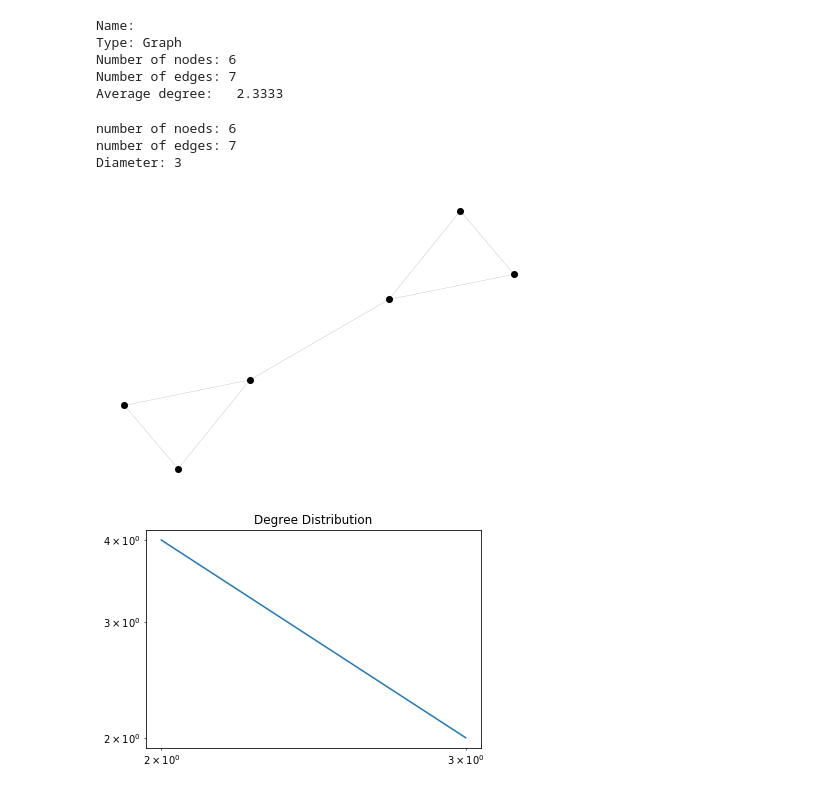
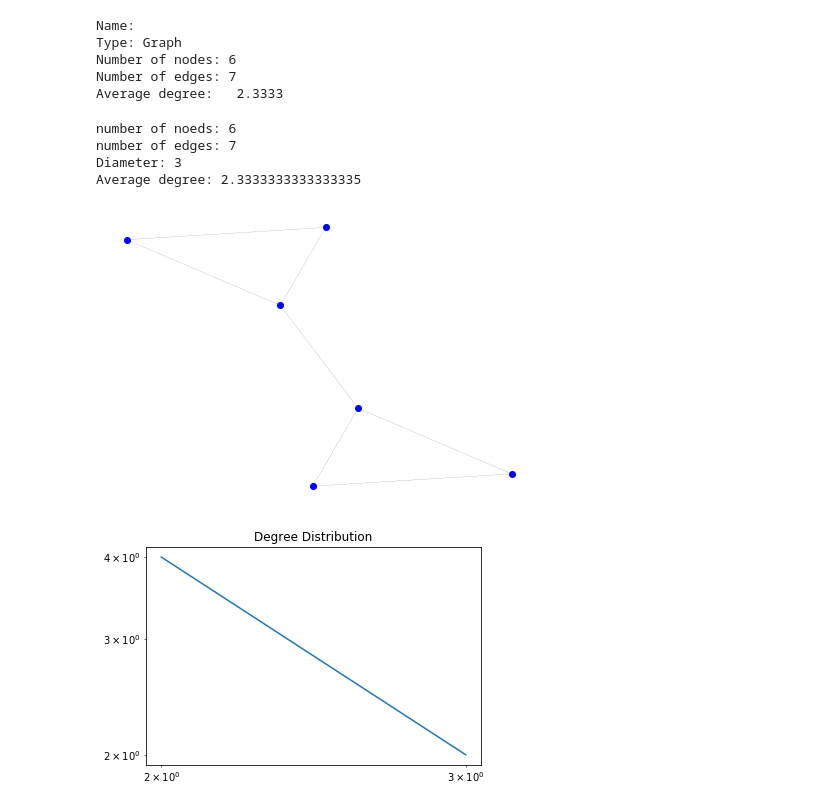
Before and after one commit to mqpasta/networkanalys-python, a Jupyter notebook: Network Analysis in Python.ipynb, the cells around one changed output. Saved outputs shown, nothing was run; the diff lists cells and outputs as text; code cells hidden in the pictures.

```diff
--- a/Network Analysis in Python.ipynb
+++ b/Network Analysis in Python.ipynb
@@ -30,22 +32,29 @@ nx.average_clustering(ug)
 # diameter
 print("Diameter:",nx.diameter(ug))
 # this diameter shows ...
+
+# average degree
+sum = 0
+for n in ug.nodes():
+    sum = sum + ug.degree(n)
+print("Average degree:", sum/ug.number_of_nodes())
 # %% [output]
 number of noeds: 6
 number of edges: 7
 Diameter: 3
+Average degree: 2.3333333333333335
 # %%
 options = {
-    'node_color': 'black',
+    'node_color': 'blue',
     'node_size': 50,
-    'line_color': 'grey',
+    'line_color': 'black',
     'linewidths': 0,
     'width': 0.1,
 }
 nx.draw(ug, **options)
 plt.savefig ("simple_graph.png")
 # %% [output]
-[figure, old version]
+[figure, new version]
 # %%
 # taken from SNAP Tutorial
 def plot_degree_distribution (wiki) :
```
Also changed, not shown: parts of 4 cells of this notebook, 2 other files.
